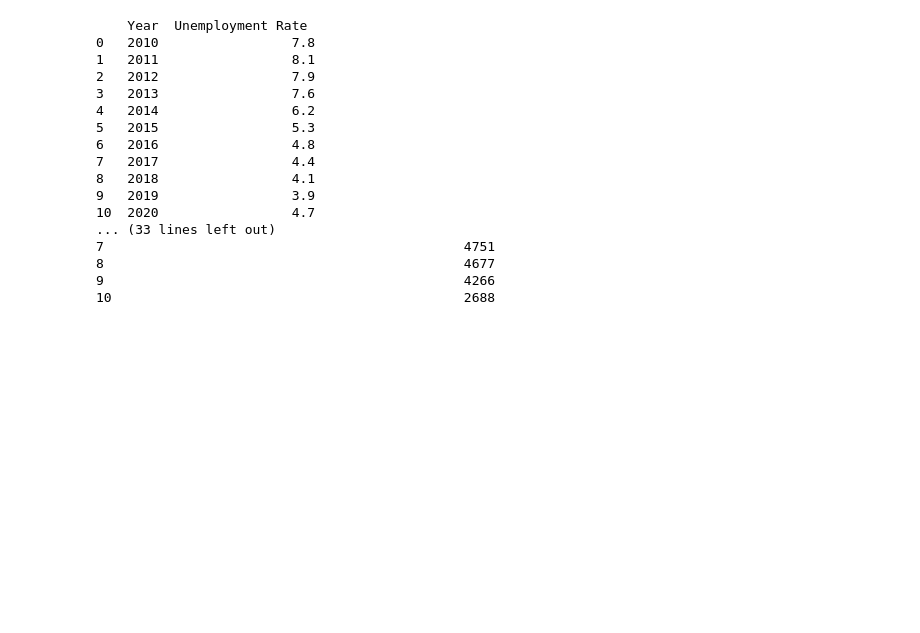
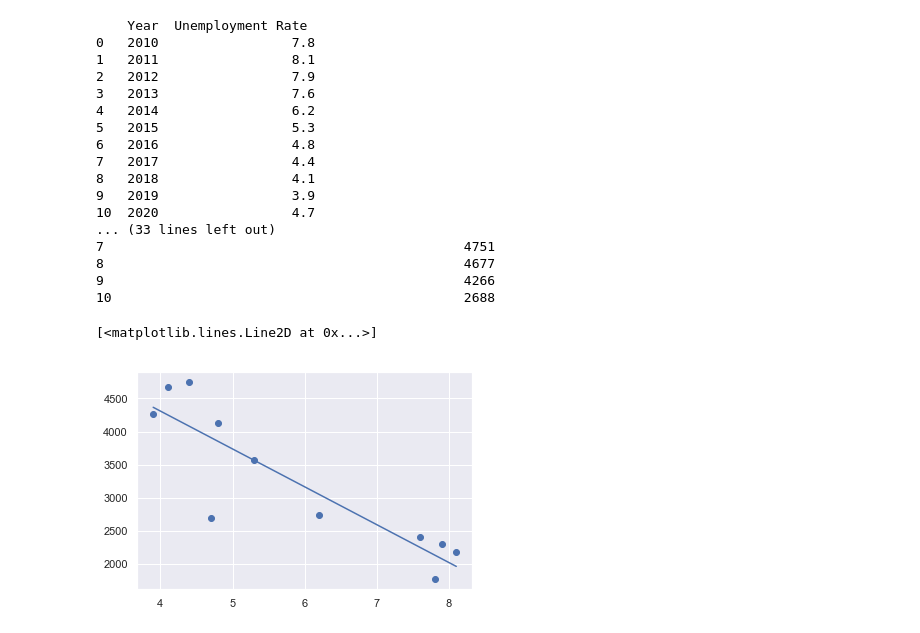
Before and after one commit to EliezerMeyer/EliezerMeyer.github.io, a Jupyter notebook: Homework9_continued.ipynb, the cells around one changed output. Drawn from its saved outputs; the diff is of its cells as text; code cells hidden in the pictures; blank space fills up the shorter version.

Commit message:
Uploading final homework regression script and data

```diff
--- a/Homework9_continued.ipynb
+++ b/Homework9_continued.ipynb
@@ -81,0 +86,15 @@ plt.savefig(r'C:\Users\meyer\github\EliezerMeyer.github.io\Homework9_regressioni
+# %%
+model = LinearRegression(fit_intercept=True)
+# %%
+y = y2
+x = y1
+# %%
+model.fit(x[:, np.newaxis], y)
+xfit = np.linspace(min(x), max(x), 11)
+yfit = model.predict(xfit[:, np.newaxis])
+# %%
+plt.scatter(x,y)
+plt.plot(xfit, yfit)
+# %% [output]
+[<matplotlib.lines.Line2D at 0x...>]
+[figure, added]
```
Also changed, not shown: parts of 11 cells of this notebook, 2 other files.
